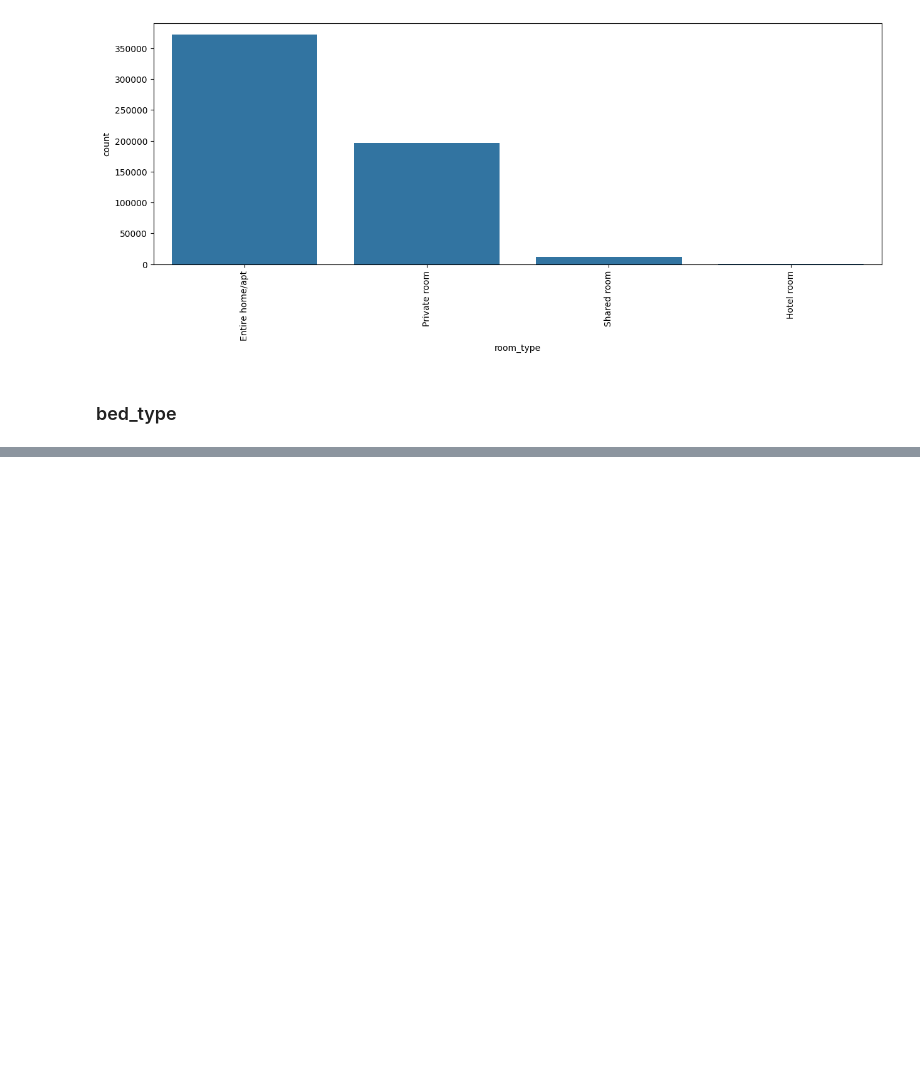
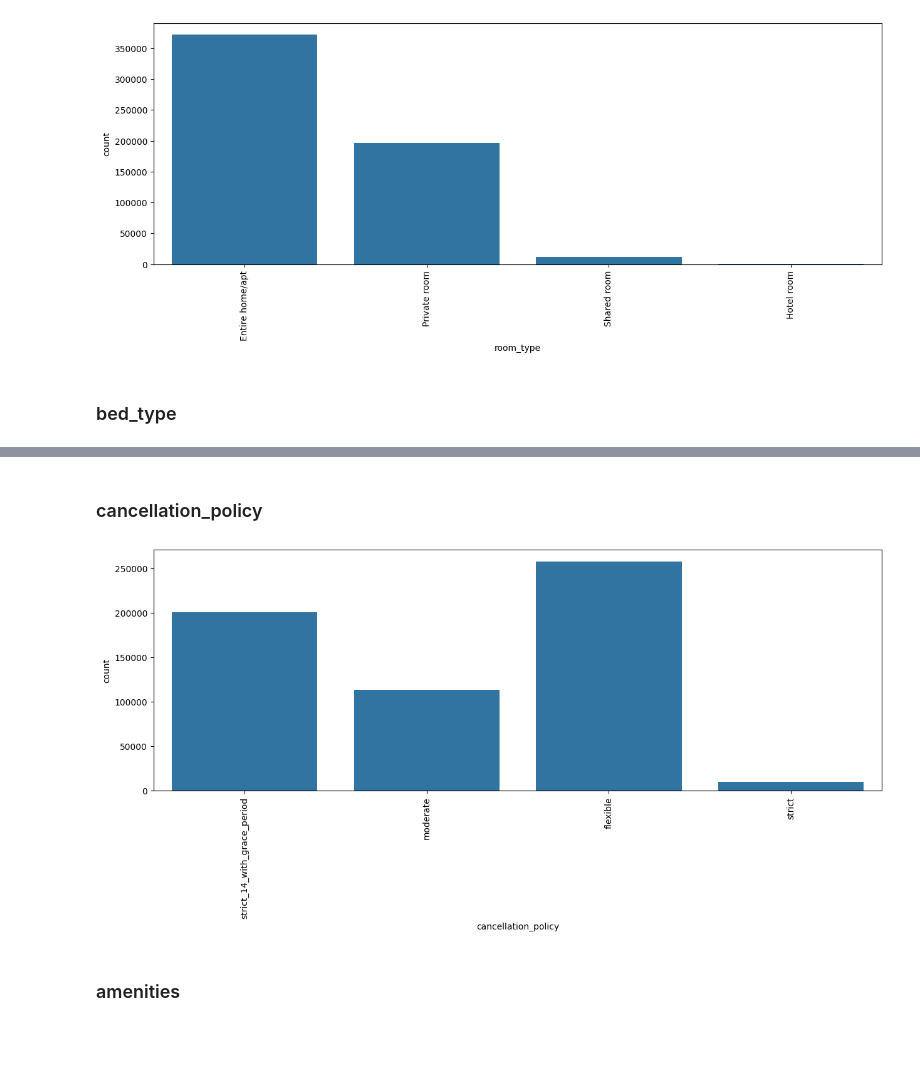
Before and after one commit to raphaelcastelar/projeto-analise-airbnb, a Jupyter notebook: airbnb2.ipynb, the cells around one changed output, grey strips where cells are left out. Cells and saved outputs as stored; diff of their text form; code cells hidden in the pictures; blank space fills up the shorter version.

```diff
--- a/airbnb2.ipynb
+++ b/airbnb2.ipynb
@@ -342,0 +357,37 @@ Name: count, dtype: int64
+# %% [markdown]
+### cancellation_policy
+# %%
+#print(base_airbnb['cancellation_policy'].value_counts())
+
+#plt.figure(figsize=(15,5))
+#grafico = sns.countplot(x='cancellation_policy', data=base_airbnb)
+#grafico.tick_params(axis= 'x', rotation = 90)
+
+#agrupando categorias de cancellation_policy
+
+tabela_cancellation = base_airbnb['cancellation_policy'].value_counts()
+colunas_agrupar = []
+
+for tipo in tabela_cancellation.index:
+    if tabela_cancellation[tipo] < 10000:
+        colunas_agrupar.append(tipo)
+
+#print(colunas_agrupar)
+
+for tipo in colunas_agrupar:
+    base_airbnb.loc[base_airbnb['cancellation_policy']== tipo, 'cancellation_policy'] = 'strict'
+
+#print(base_airbnb['property_type'].value_counts())
+
+
+plt.figure(figsize=(15,5))
+grafico = sns.countplot(x='cancellation_policy', data=base_airbnb)
+grafico.tick_params(axis= 'x', rotation = 90)
+
+#print(base_airbnb['cancellation_policy'].value_counts())
+# %% [output]
+[figure, added]
+# %% [markdown]
+### amenities
+# %% [markdown]
+###
```
Also changed, not shown: parts of 5 cells of this notebook.
